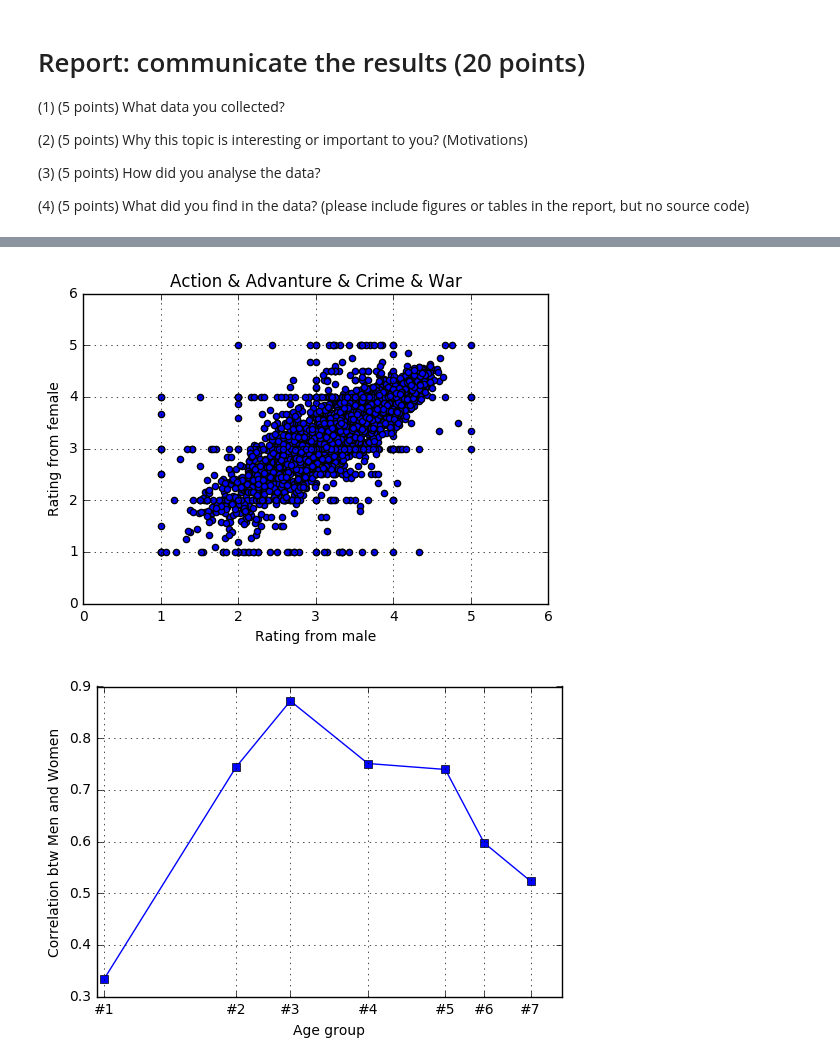
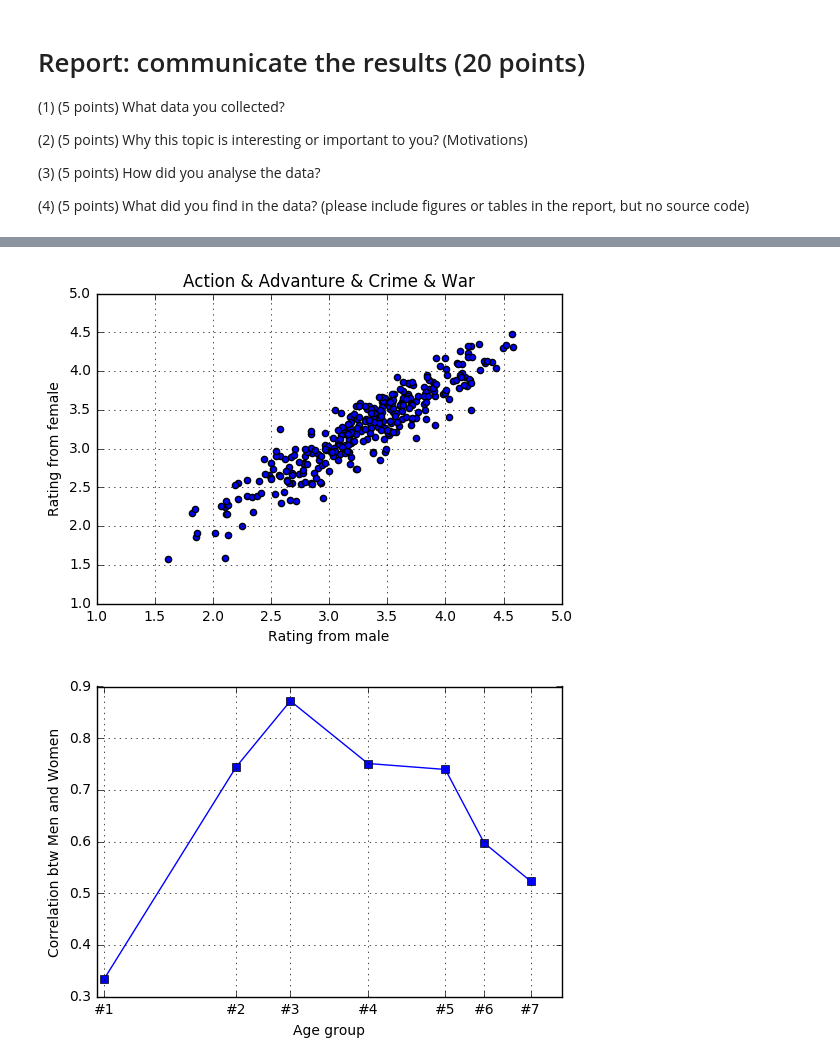
Before and after one commit to GuanxiongLiu/DS501, a Jupyter notebook: CaseStudy2/CaseStudy2.ipynb, the cells around one changed output, grey strips where cells are left out. Cells and saved outputs as stored; diff of their text form; code cells hidden in the pictures.

```diff
--- a/CaseStudy2/CaseStudy2.ipynb
+++ b/CaseStudy2/CaseStudy2.ipynb
@@ -456,18 +457,16 @@ print ('')
 # %%
 # group 1
 # Action & Advanture & Crime & War
-group_res = movie_1.groupby(['MovieID'], as_index=False)
-group_res = group_res['Rating'].agg('count')
-table = df.pivot_table('Rating', index='MovieID', columns='Gender', aggfunc='mean')
+table = movie_1.pivot_table('Rating', index='MovieID', columns='Gender', aggfunc='mean')
 
 plt.scatter(table['M'], table['F'])
 plt.xlabel('Rating from male')
 plt.ylabel('Rating from female')
 plt.title('Action & Advanture & Crime & War')
 plt.grid(True)
 plt.show()
 # %% [output]
-[figure, old version]
+[figure, new version]
 # %%
 ages = df['Age'].unique().tolist()
 ages.sort()
```
Also changed, not shown: parts of 4 cells of this notebook.
